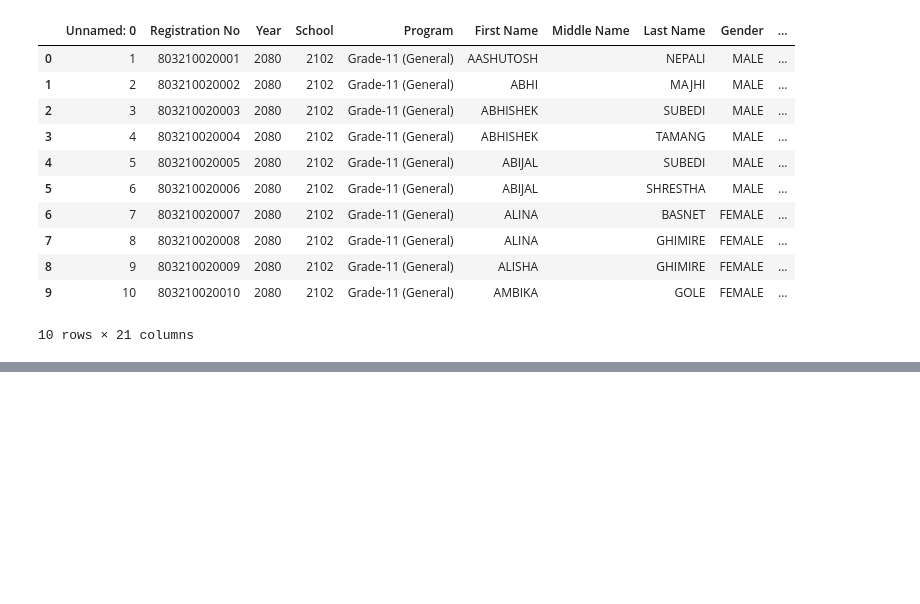
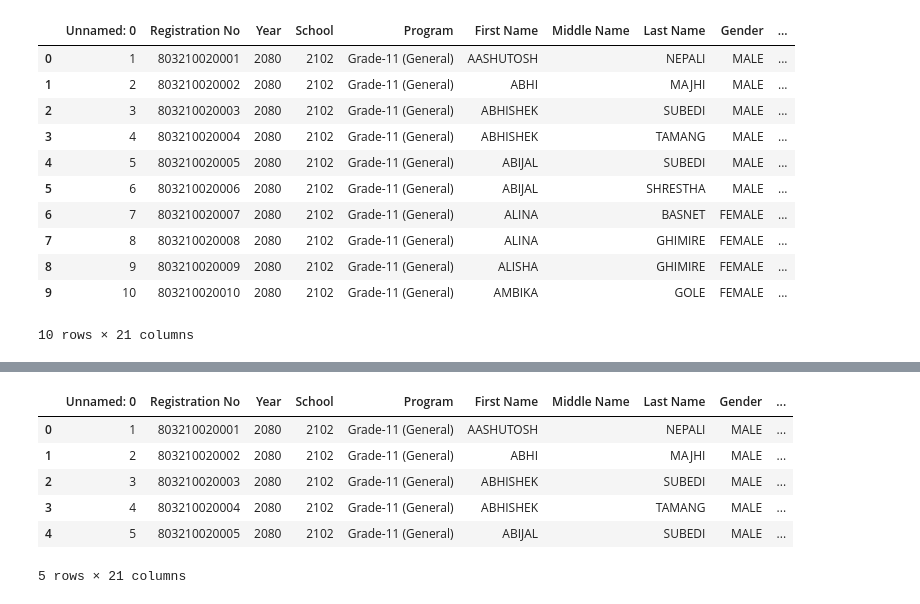
Before and after one commit to PrabalAryal/Ml-evolve, a Jupyter notebook: day22.ipynb, the cells around one changed output, grey strips where cells are left out. Saved outputs shown, nothing was run; the diff lists cells and outputs as text; code cells hidden in the pictures; blank space fills up the shorter version.

```diff
--- a/day22.ipynb
+++ b/day22.ipynb
@@ -70,0 +123,23 @@ df.head(10)
+# %%
+subjects = {' 105' : 'Rural Development'  , ' 103' :'Accounting' , ' 115' :'Child Development and Learning' , ' 211' : 'Sociology', '303' : 'Economics',
+           '301':'Chemistry' , '223': 'Population Studies' , '215': 'Business Studies' , '201': 'Biology', '219' : 'Political Science', '333': 'Optional English',
+           '441': 'Mass Comunication' , '427' :'Com. ', '401' : 'Mathematics', '001':'Nepali' , '003':'English' , '005': 'Social Studies and Life Skill', '007':'Mathematics','101': 'Physics','211':'Sociology',
+           '115':'Child Development and Learning', '211':'Sociology' ,'303':'Nepali','331':'Nepali','443':'Health and Physical Education'}
+# %%
+#remove the space from each subject code at front
+for i in range(1,7):
+    df[f'SUb{i}'] = df[f'SUb{i}'].str.strip()
+# %%
+#map the subject_dict with the subject code from sub1 to sub6
+for i in range (0,6):
+    df[f'SUb{i+1}']=df[f'SUb{i+1}'].map(subjects)
+# %%
+df.head()
+# %% [output]
+|  | Unnamed: 0 | Registration No | Year | School | Program | First Name | Middle Name | Last Name | Gender | ... |
+| 0 | 1 | 803210020001 | 2080 | 2102 | Grade-11 (General) | AASHUTOSH |  | NEPALI | MALE | ... |
+| 1 | 2 | 803210020002 | 2080 | 2102 | Grade-11 (General) | ABHI |  | MAJHI | MALE | ... |
+| 2 | 3 | 803210020003 | 2080 | 2102 | Grade-11 (General) | ABHISHEK |  | SUBEDI | MALE | ... |
+| 3 | 4 | 803210020004 | 2080 | 2102 | Grade-11 (General) | ABHISHEK |  | TAMANG | MALE | ... |
+| 4 | 5 | 803210020005 | 2080 | 2102 | Grade-11 (General) | ABIJAL |  | SUBEDI | MALE | ... |
+5 rows × 21 columns
```
Also changed, not shown: parts of 12 cells of this notebook.
